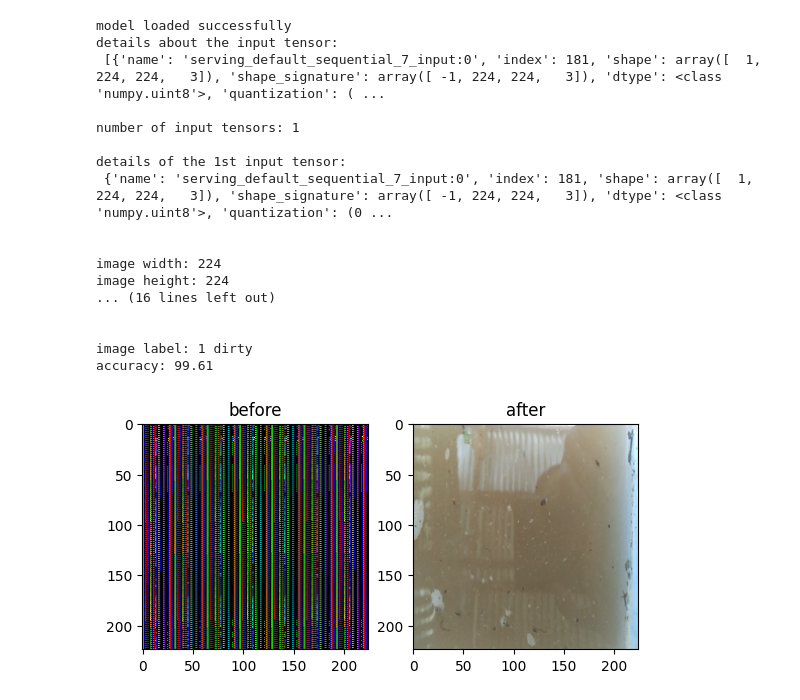
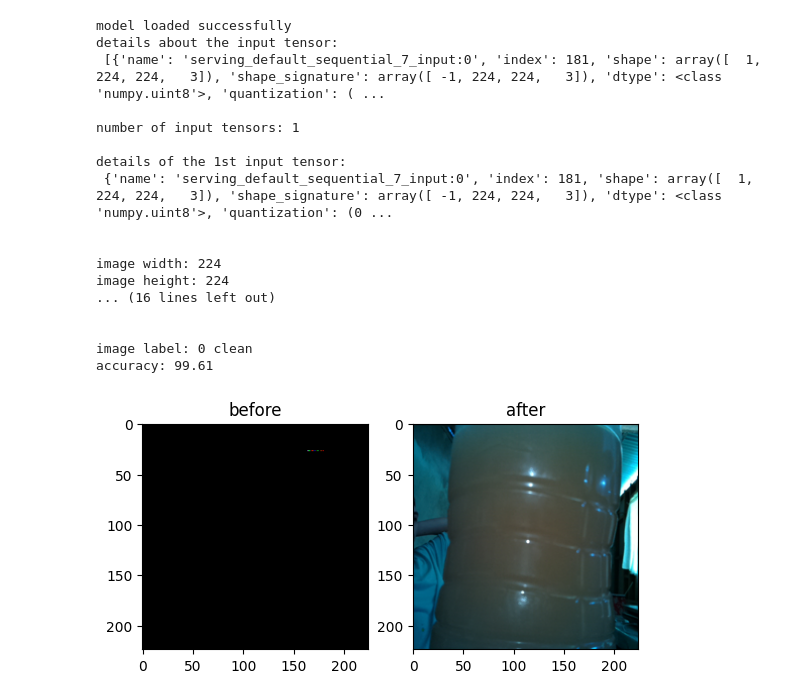
Before and after one commit to jsuci/turbiditech-rpi, a Jupyter notebook: windows_10/tflite-demo.ipynb, the cells around one changed output. Cells and saved outputs as stored; diff of their text form; code cells hidden in the pictures.

```diff
--- a/windows_10/tflite-demo.ipynb
+++ b/windows_10/tflite-demo.ipynb
@@ -96,7 +96,7 @@ print(f'image width: {width}\nimage height: {height}\n\n')
 
 
 # read image
-image_path='../images/sample/dirty-1.png'
+image_path='../images/test.jpg'
 
 img = Image.open(image_path).convert('RGB')
 print(f'original size: {img.size}')
@@ -105,32 +105,32 @@ img = img.resize((224, 224))
 print(f'new size: {img.size}\n\n')
 
 set_input_tensor(interpreter, img)
 
 label_id, prob = classify_image(interpreter, img)
 
 class_label = labels[label_id]
 
 accuracy = np.round(prob * 100, 2)
 
 print(f'image label: {class_label}\naccuracy: {accuracy}')
 
 unset_input_tensor(interpreter)
 # %% [output]
 model loaded successfully
 details about the input tensor:
  [{'name': 'serving_default_sequential_7_input:0', 'index': 181, 'shape': array([  1, 224, 224,   3]), 'shape_signature': array([ -1, 224, 224,   3]), 'dtype': <class 'numpy.uint8'>, 'quantization': ( ...
 
 number of input tensors: 1
 
 details of the 1st input tensor:
  {'name': 'serving_default_sequential_7_input:0', 'index': 181, 'shape': array([  1, 224, 224,   3]), 'shape_signature': array([ -1, 224, 224,   3]), 'dtype': <class 'numpy.uint8'>, 'quantization': (0 ...
 
 
 image width: 224
 image height: 224
 ... (16 lines left out)
 
 
-image label: 1 dirty
+image label: 0 clean
 accuracy: 99.61
-[figure, old version]
+[figure, new version]
```
Also changed, not shown: 3 other files.
